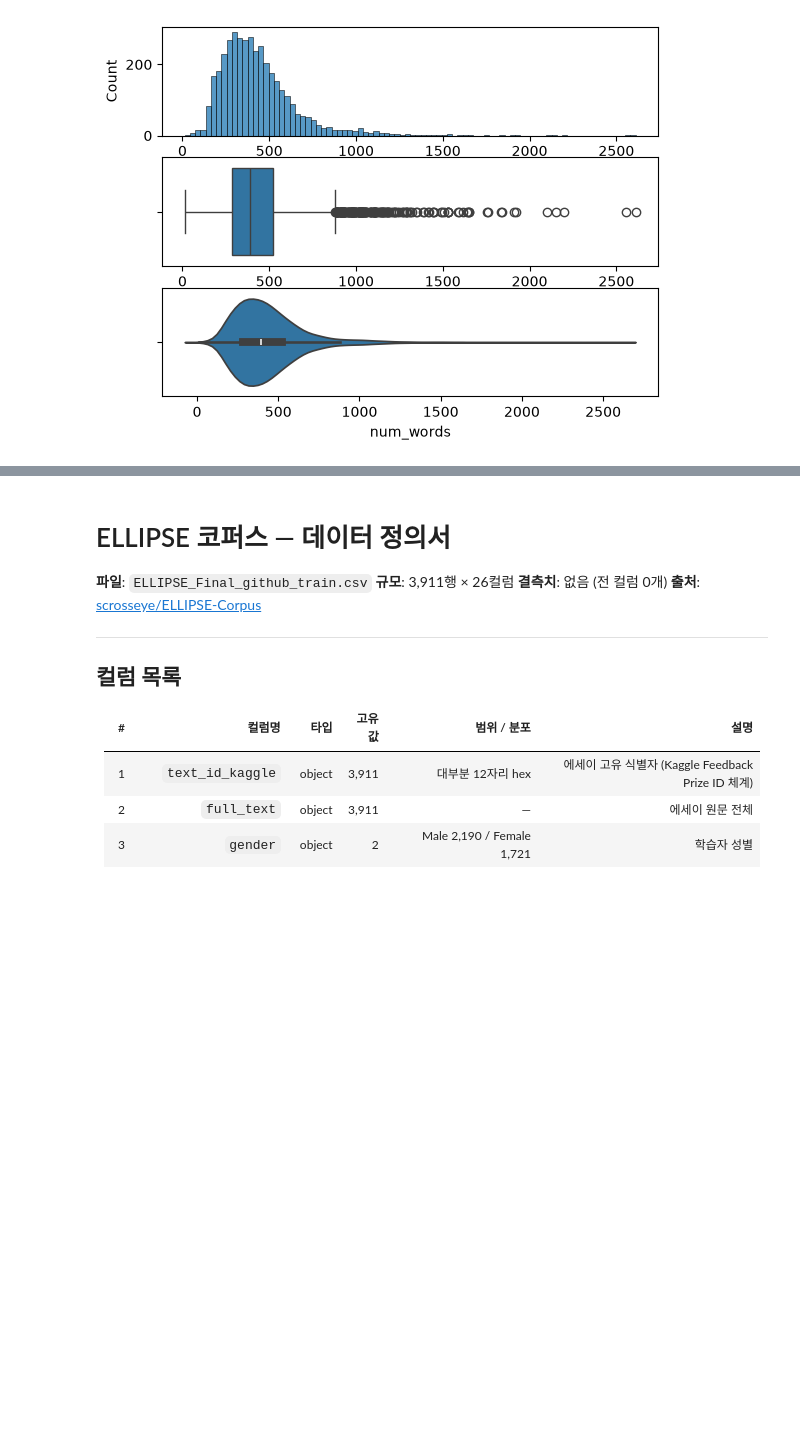
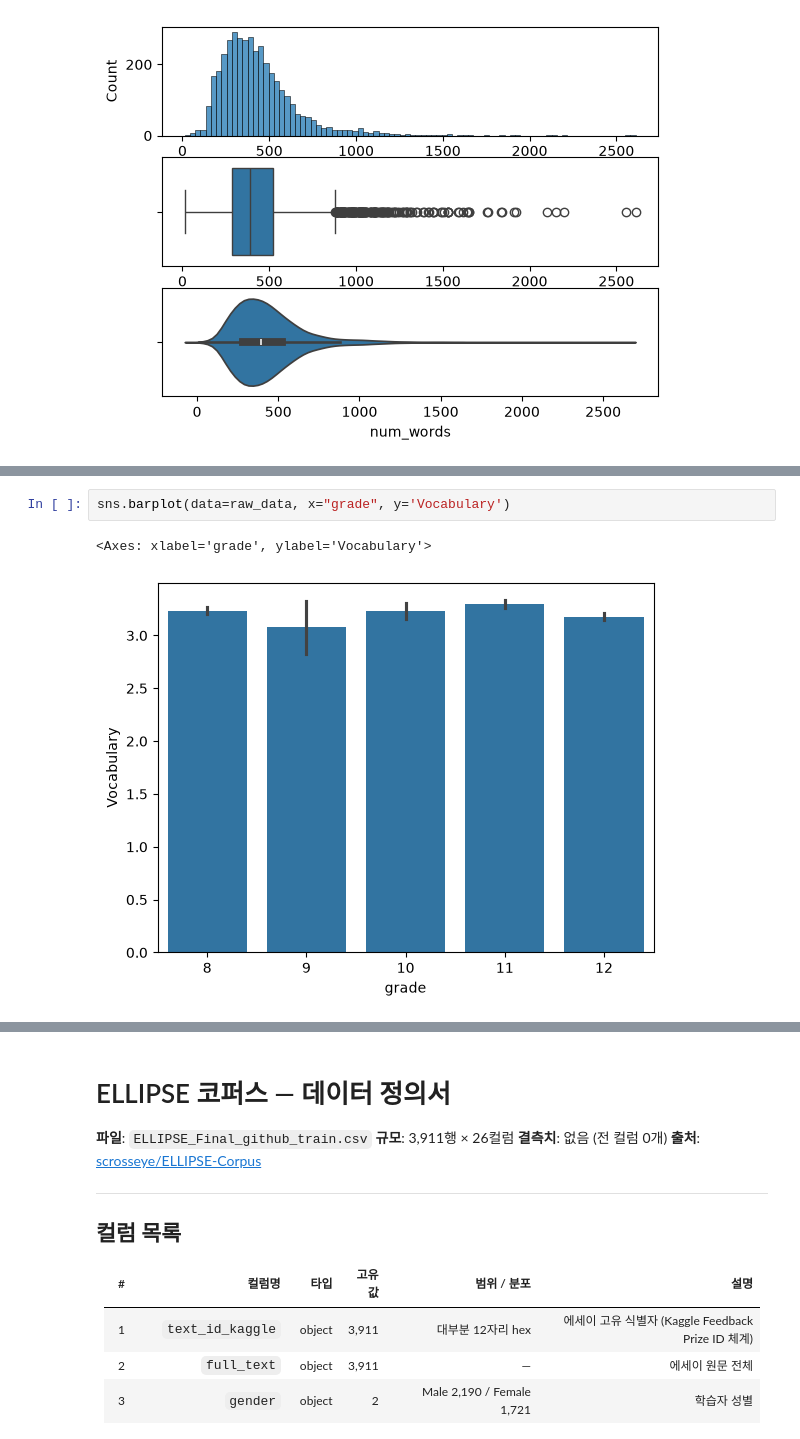
Before and after one commit to Kim-Jeong-Hun/SHI_DT_1st_project, a Jupyter notebook: 01_eda.ipynb, the cells around one changed output, grey strips where cells are left out. Drawn from its saved outputs; the diff is of its cells as text; blank space fills up the shorter version.

```diff
--- a/01_eda.ipynb
+++ b/01_eda.ipynb
@@ -366,0 +618,5 @@ sns.violinplot(data=raw_data, x="num_words")
+# %%
+sns.barplot(data=raw_data, x="grade", y='Vocabulary')
+# %% [output]
+<Axes: xlabel='grade', ylabel='Vocabulary'>
+[figure, added]
```
Also changed, not shown: parts of 6 cells of this notebook, 11 other files.
